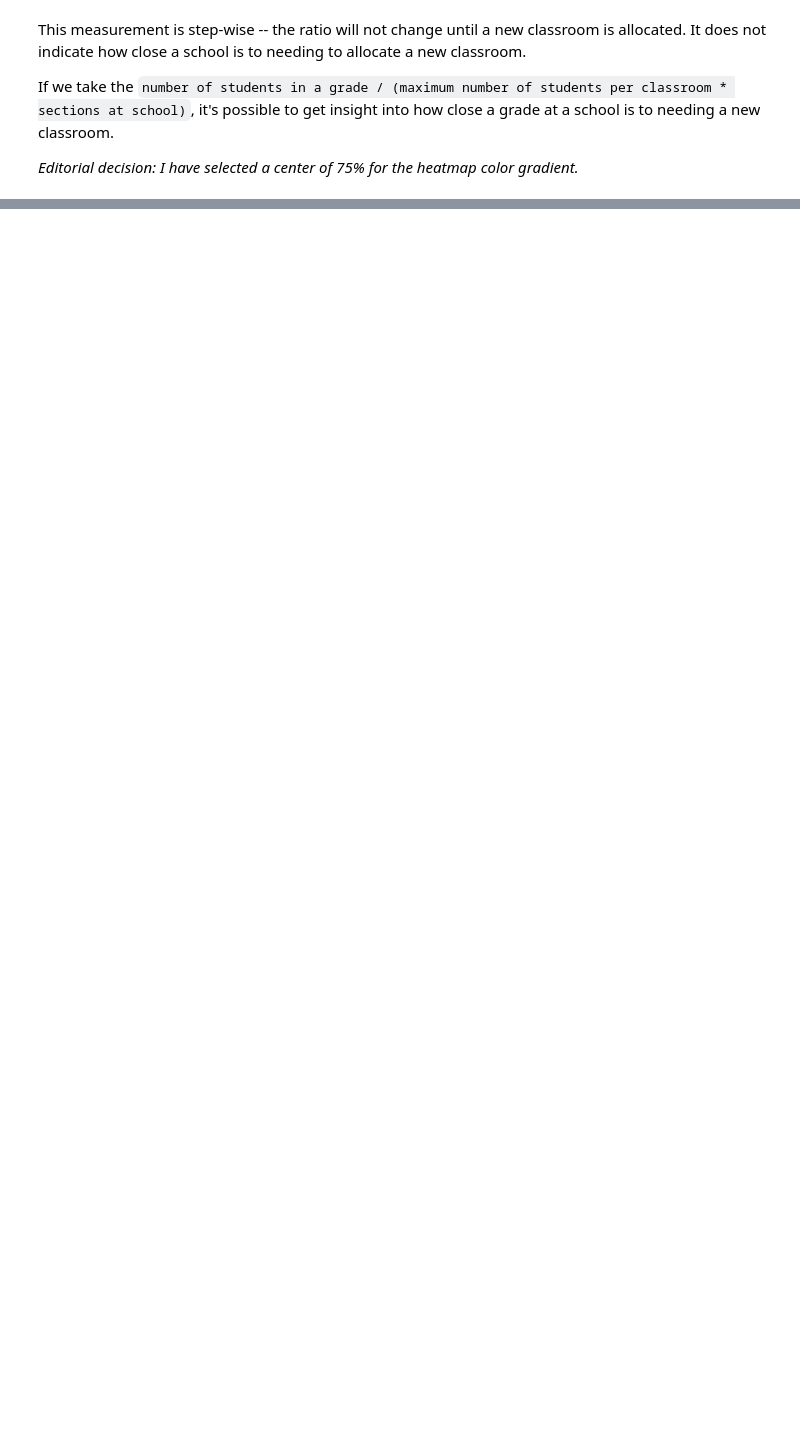
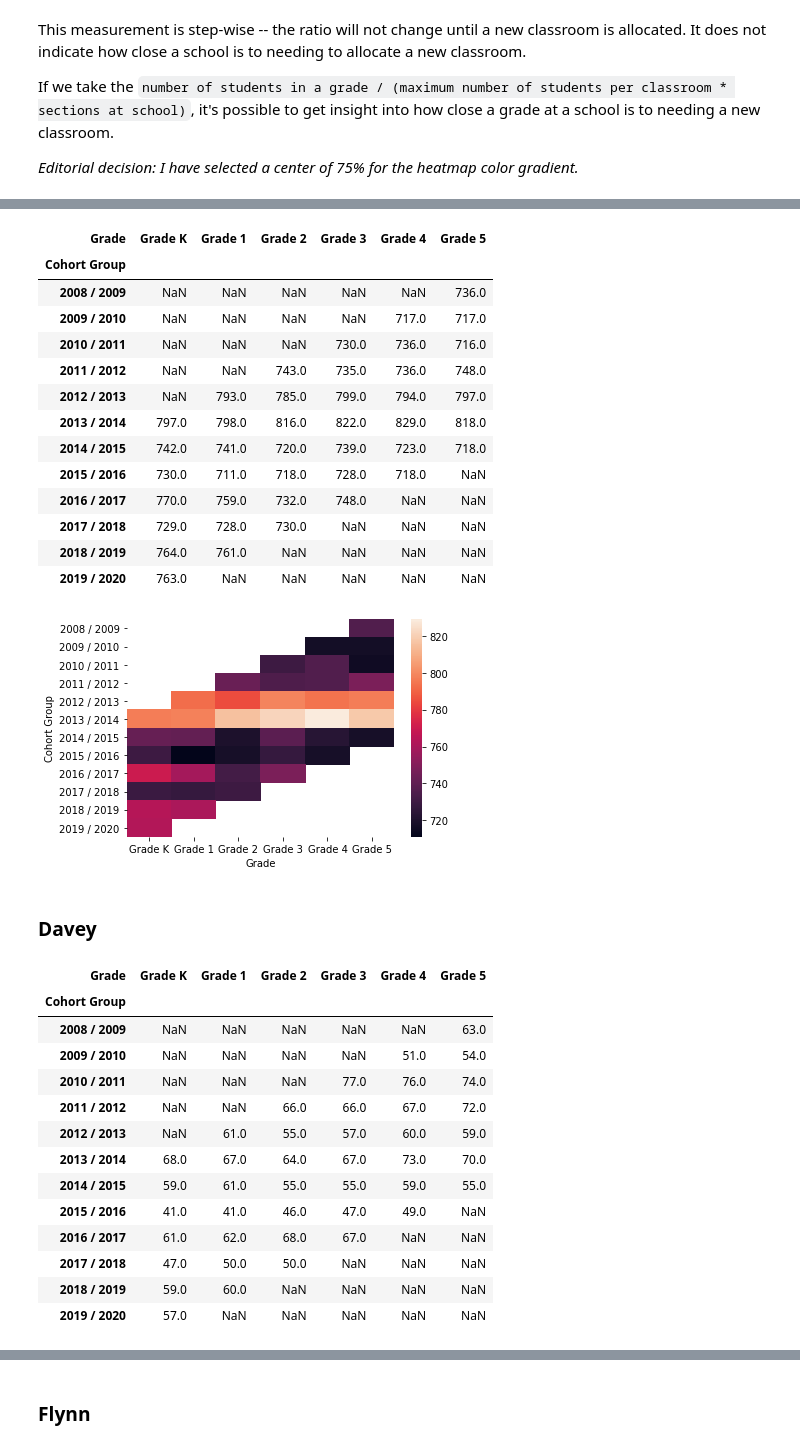
Before and after one commit to toxygene/ecasd-enrollment, a Jupyter notebook: Enrollment Data Analysis.ipynb, the cells around one changed output, grey strips where cells are left out. Cells and saved outputs as stored; diff of their text form; code cells hidden in the pictures; blank space fills up the shorter version.

```diff
--- a/Enrollment Data Analysis.ipynb
+++ b/Enrollment Data Analysis.ipynb
@@ -186,7 +192,7 @@ school_grade_capacity = pd.DataFrame([
     ('Sherman','Grade K',100),('Sherman','Grade 1',100),('Sherman','Grade 2',100),('Sherman','Grade 3',100),('Sherman','Grade 4',116),('Sherman','Grade 5',116)
 ], columns=['School','Grade','Maximum Capacity']).reset_index()
 
-students_per_grade = df.groupby(['Date','School','Grade']).sum().reset_index().merge(school_grade_capacity)
+students_per_grade = df.groupby(['School Year','School','Grade']).sum().reset_index().merge(school_grade_capacity)
 students_per_grade['Grade'] = pd.Categorical(students_per_grade['Grade'], ['Grade K', 'Grade 1', 'Grade 2', 'Grade 3', 'Grade 4', 'Grade 5'])
 
 del students_per_grade['index']
@@ -197,9 +203,9 @@ students_per_grade['Capacity Percent'] = students_per_grade['Capacity Ratio'].ap
 
 for school_name, school_capacity_ratio in students_per_grade.groupby(['School']):
     display(Markdown(f'### {school_name}'))
-    display(school_capacity_ratio.sort_values('Grade').set_index(['Date', 'Grade']).unstack().sort_values('Date', ascending=False)['Capacity Percent'])
+    display(school_capacity_ratio.sort_values('Grade').set_index(['School Year', 'Grade']).unstack().sort_values('School Year', ascending=False)['Capacity Percent'])
 
-    ax = sns.heatmap(school_capacity_ratio.sort_values('Grade').set_index(['Date', 'Grade']).unstack()['Capacity Ratio'], center=.75, annot=True, cmap="RdYlGn_r")
+    ax = sns.heatmap(school_capacity_ratio.sort_values('Grade').set_index(['School Year', 'Grade']).unstack()['Capacity Ratio'], center=.75, annot=True, cmap="RdYlGn_r")
     ax.invert_yaxis()
     plt.show()
 # %% [output]
@@ -257,0 +267,45 @@ Cohort groups are easily identified by their diagnal progression in the heatmap.
+# %%
+district_cohort_survival_count = df.groupby(['Cohort Group','Grade'])['Students'].sum().unstack()
+
+display(district_cohort_survival_count)
+sns.heatmap(district_cohort_survival_count)
+plt.show()
+
+for school_name, school_df in df.groupby(['School']):
+    school_cohort_survival_count = school_df.groupby(['Cohort Group','Grade'])['Students'].sum().unstack()
+
+    display(Markdown('### {}'.format(school_name)))
+    display(school_cohort_survival_count)
+    sns.heatmap(school_cohort_survival_count)
+    plt.show()
+# %% [output]
+| Grade | Grade K | Grade 1 | Grade 2 | Grade 3 | Grade 4 | Grade 5 |
+| Cohort Group |  |  |  |  |  |  |
+| 2008 / 2009 | NaN | NaN | NaN | NaN | NaN | 736.0 |
+| 2009 / 2010 | NaN | NaN | NaN | NaN | 717.0 | 717.0 |
+| 2010 / 2011 | NaN | NaN | NaN | 730.0 | 736.0 | 716.0 |
+| 2011 / 2012 | NaN | NaN | 743.0 | 735.0 | 736.0 | 748.0 |
+| 2012 / 2013 | NaN | 793.0 | 785.0 | 799.0 | 794.0 | 797.0 |
+| 2013 / 2014 | 797.0 | 798.0 | 816.0 | 822.0 | 829.0 | 818.0 |
+| 2014 / 2015 | 742.0 | 741.0 | 720.0 | 739.0 | 723.0 | 718.0 |
+| 2015 / 2016 | 730.0 | 711.0 | 718.0 | 728.0 | 718.0 | NaN |
+| 2016 / 2017 | 770.0 | 759.0 | 732.0 | 748.0 | NaN | NaN |
+| 2017 / 2018 | 729.0 | 728.0 | 730.0 | NaN | NaN | NaN |
+| 2018 / 2019 | 764.0 | 761.0 | NaN | NaN | NaN | NaN |
+| 2019 / 2020 | 763.0 | NaN | NaN | NaN | NaN | NaN |
+[figure, added]
+### Davey
+| Grade | Grade K | Grade 1 | Grade 2 | Grade 3 | Grade 4 | Grade 5 |
+| Cohort Group |  |  |  |  |  |  |
+| 2008 / 2009 | NaN | NaN | NaN | NaN | NaN | 63.0 |
+| 2009 / 2010 | NaN | NaN | NaN | NaN | 51.0 | 54.0 |
+| 2010 / 2011 | NaN | NaN | NaN | 77.0 | 76.0 | 74.0 |
+| 2011 / 2012 | NaN | NaN | 66.0 | 66.0 | 67.0 | 72.0 |
+| 2012 / 2013 | NaN | 61.0 | 55.0 | 57.0 | 60.0 | 59.0 |
+| 2013 / 2014 | 68.0 | 67.0 | 64.0 | 67.0 | 73.0 | 70.0 |
+| 2014 / 2015 | 59.0 | 61.0 | 55.0 | 55.0 | 59.0 | 55.0 |
+| 2015 / 2016 | 41.0 | 41.0 | 46.0 | 47.0 | 49.0 | NaN |
+| 2016 / 2017 | 61.0 | 62.0 | 68.0 | 67.0 | NaN | NaN |
+| 2017 / 2018 | 47.0 | 50.0 | 50.0 | NaN | NaN | NaN |
+| 2018 / 2019 | 59.0 | 60.0 | NaN | NaN | NaN | NaN |
+| 2019 / 2020 | 57.0 | NaN | NaN | NaN | NaN | NaN |
@@ -257,0 +313 @@ Cohort groups are easily identified by their diagnal progression in the heatmap.
+### Flynn
```
Also changed, not shown: parts of 6 cells of this notebook.
